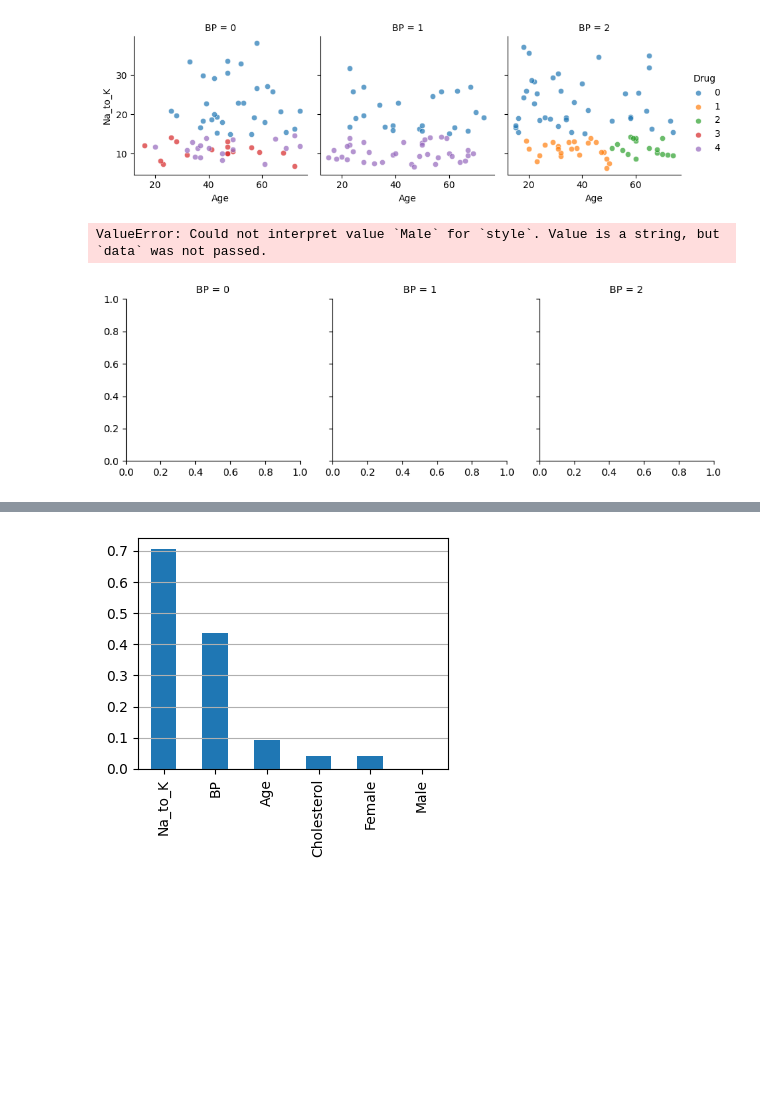
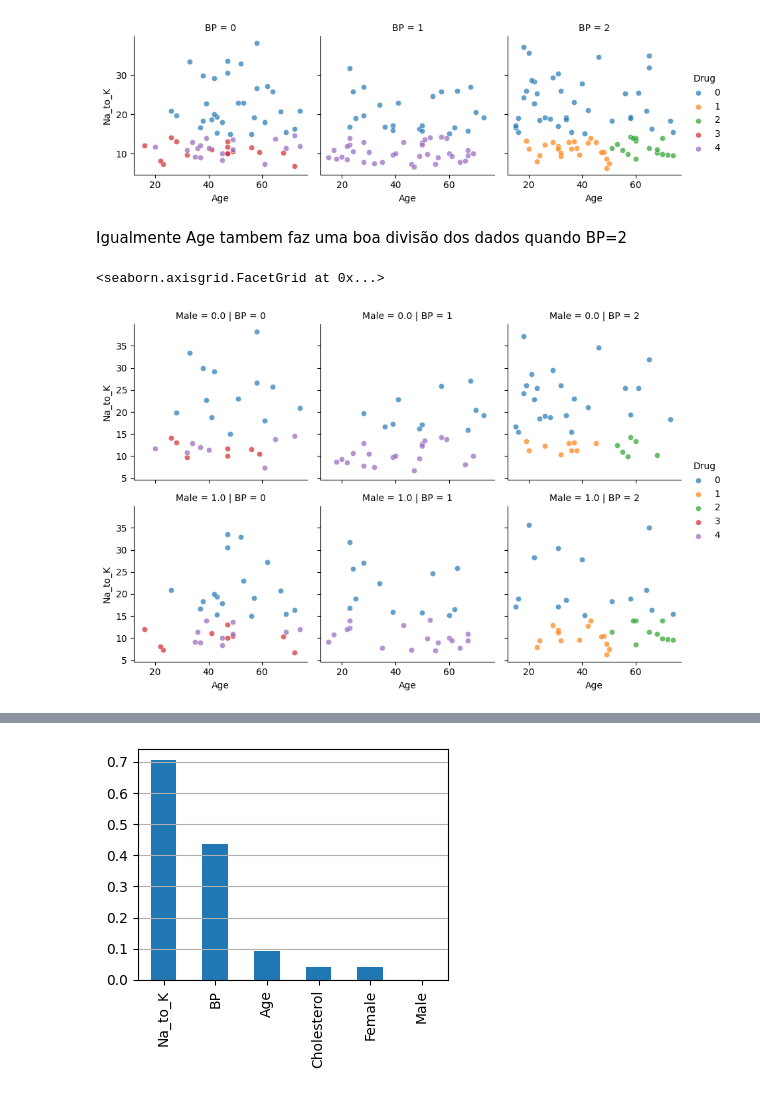
Before and after one commit to MarcioB1999/classificador_drogas, a Jupyter notebook: Classificação_Drug.ipynb, the cells around one changed output, grey strips where cells are left out. Saved outputs shown, nothing was run; the diff lists cells and outputs as text; code cells hidden in the pictures; blank space fills up the shorter version.

```diff
--- a/Classificação_Drug.ipynb
+++ b/Classificação_Drug.ipynb
@@ -236,8 +264,12 @@ g.add_legend()
 # %% [output]
 <seaborn.axisgrid.FacetGrid at 0x...>
 [figure]
-# %%
-sns.scatterplot, "Age", "Na_to_K", alpha=.7, style='Male')
-# %% [output]
-ValueError: Could not interpret value `Male` for `style`. Value is a string, but `data` was not passed.
-[figure, removed]
+# %% [markdown]
+Igualmente Age tambem faz uma boa divisão dos dados quando BP=2
+# %%
+g = sns.FacetGrid(df, col="BP", row='Male', hue="Drug")
+g.map(sns.scatterplot, "Age", "Na_to_K", alpha=.7)
+g.add_legend()
+# %% [output]
+<seaborn.axisgrid.FacetGrid at 0x...>
+[figure, added]
```
Also changed, not shown: parts of 13 cells of this notebook.
